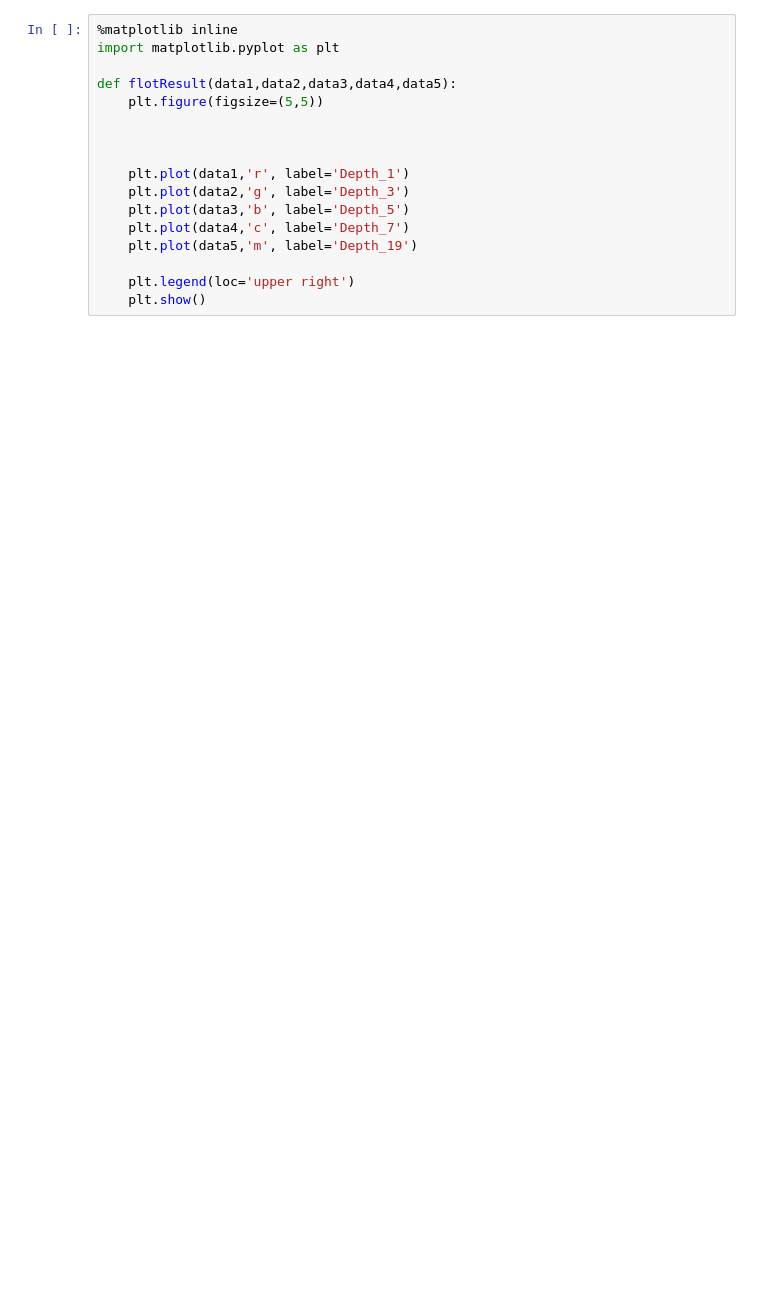
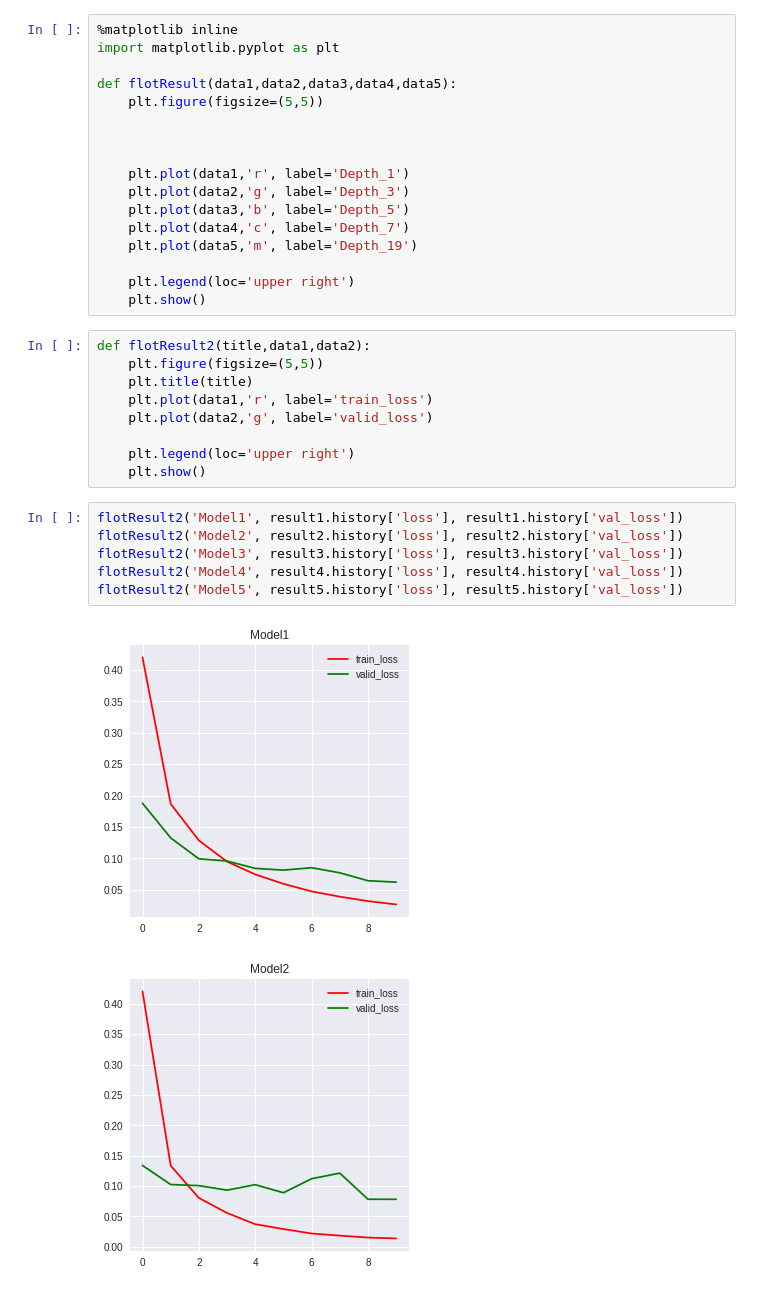
Before and after one commit to insurgent92/BigdataProcessingProject, a Jupyter notebook: Assignment1/1.2 Different Depth - Fit & Evaluate Models.ipynb, the cells around one changed output. Cells and saved outputs as stored; diff of their text form; blank space fills up the shorter version.

```diff
--- a/Assignment1/1.2 Different Depth - Fit & Evaluate Models.ipynb
+++ b/Assignment1/1.2 Different Depth - Fit & Evaluate Models.ipynb
@@ -140,3 +151,21 @@ def flotResult(data1,data2,data3,data4,data5):
 
     plt.legend(loc='upper right')
     plt.show()
+# %%
+def flotResult2(title,data1,data2):
+    plt.figure(figsize=(5,5))
+    plt.title(title)
+    plt.plot(data1,'r', label='train_loss')
+    plt.plot(data2,'g', label='valid_loss')
+
+    plt.legend(loc='upper right')
+    plt.show()
+# %%
+flotResult2('Model1', result1.history['loss'], result1.history['val_loss'])
+flotResult2('Model2', result2.history['loss'], result2.history['val_loss'])
+flotResult2('Model3', result3.history['loss'], result3.history['val_loss'])
+flotResult2('Model4', result4.history['loss'], result4.history['val_loss'])
+flotResult2('Model5', result5.history['loss'], result5.history['val_loss'])
+# %% [output]
+[figure, added]
+[figure, added]
```
Also changed, not shown: parts of 10 cells of this notebook, 29 other files.
